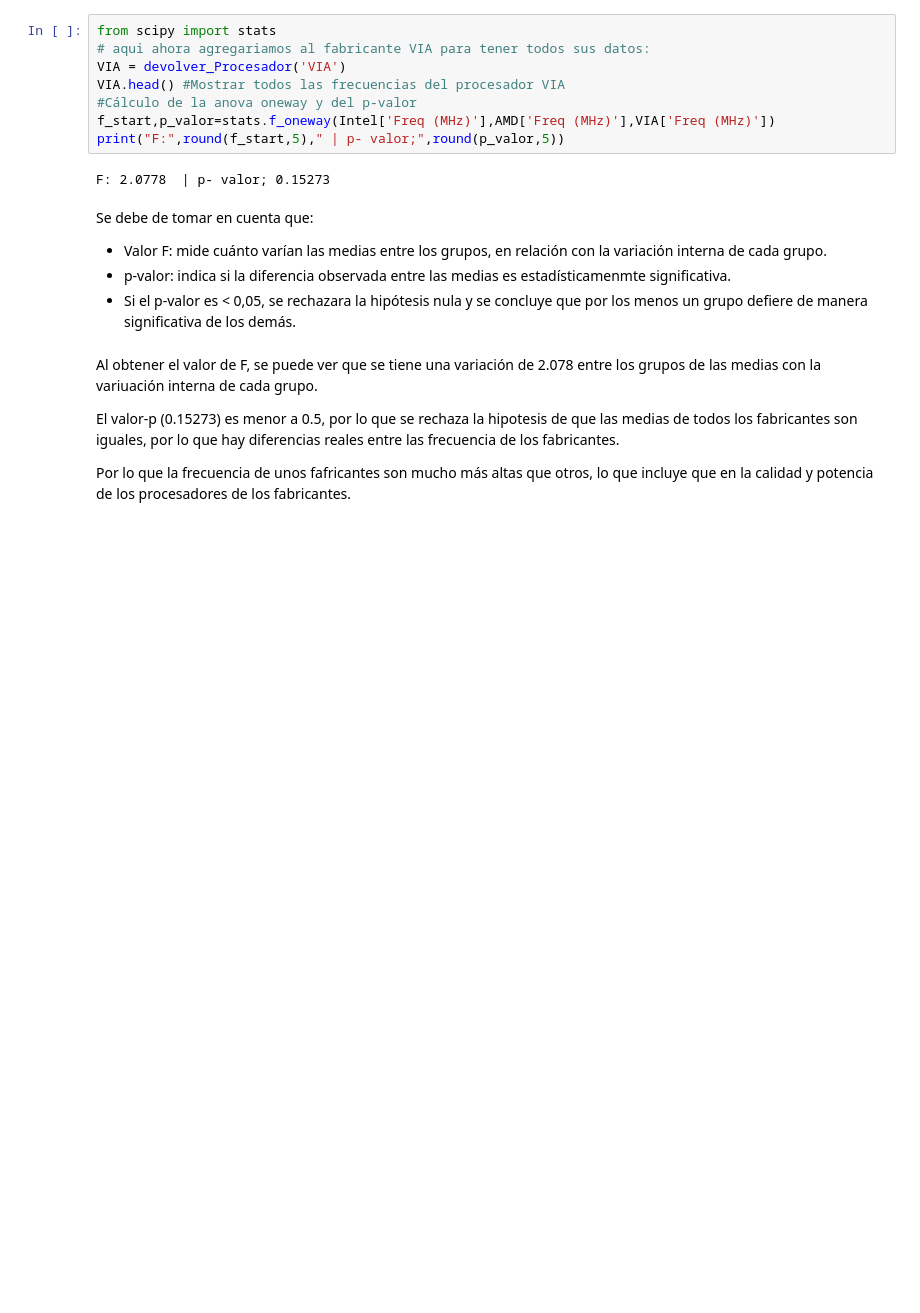
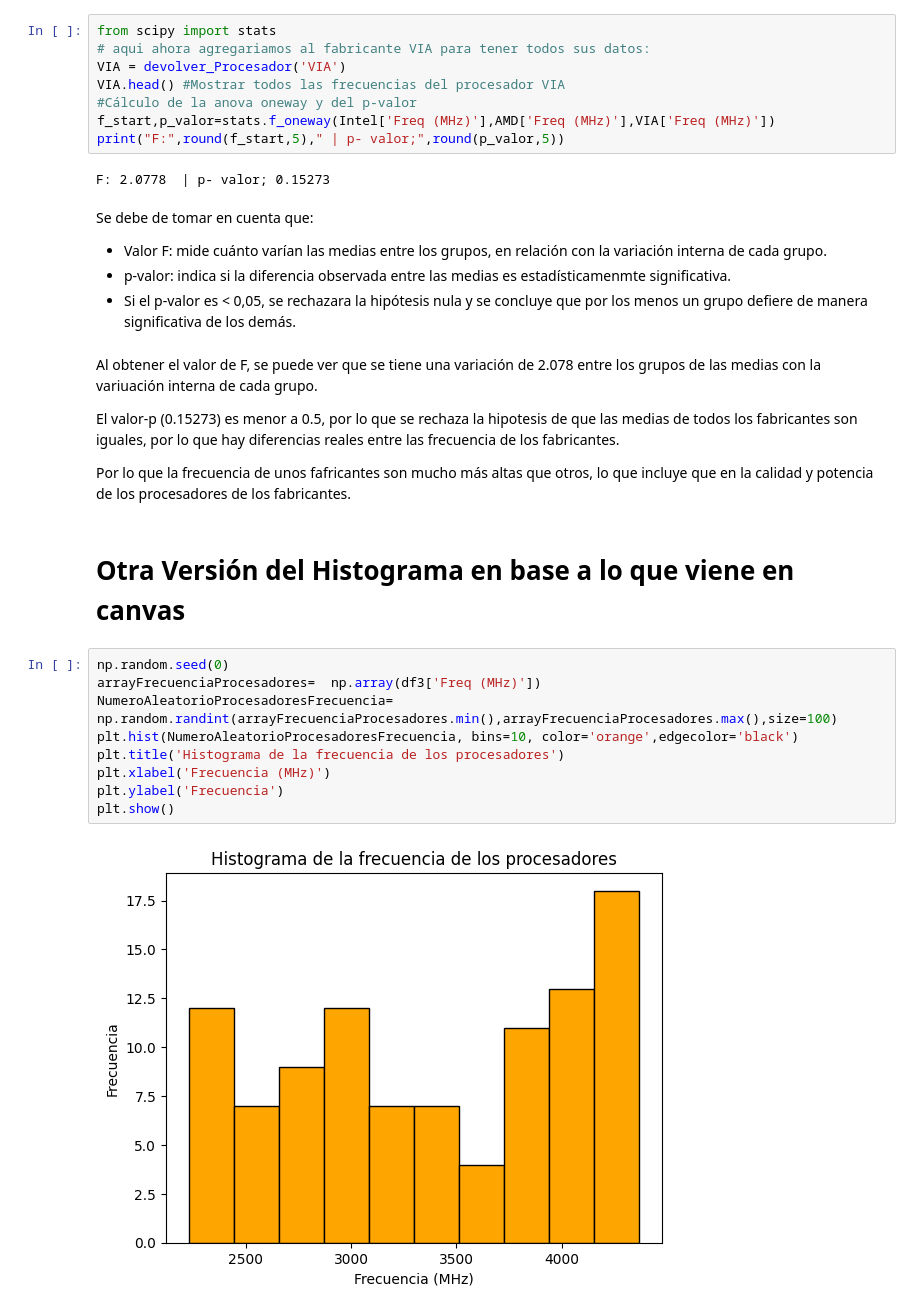
Before and after one commit to DragonSoul2000/Repositorio_Analisis_estadistico_y_exploratorio, a Jupyter notebook: Actividad1_Análisis_estadístico_y_exploratorio_VersionFinal.ipynb, the cells around one changed output. Saved outputs shown, nothing was run; the diff lists cells and outputs as text; blank space fills up the shorter version.

```diff
--- a/Actividad1_Análisis_estadístico_y_exploratorio_VersionFinal.ipynb
+++ b/Actividad1_Análisis_estadístico_y_exploratorio_VersionFinal.ipynb
@@ -659,3 +677,16 @@ Al obtener el valor de F, se puede ver que se tiene una variación de 2.078 entr
 El valor-p (0.15273) es menor a 0.5, por lo que se rechaza la hipotesis de que las medias de todos los fabricantes son iguales, por lo que hay diferencias reales entre las frecuencia de los fabricantes.
 
 Por lo que la frecuencia de unos fafricantes son mucho más altas que otros, lo que incluye que en la calidad y potencia de los procesadores de los fabricantes.
+# %% [markdown]
+# Otra Versión del Histograma en base a lo que viene en canvas
+# %%
+np.random.seed(0)
+arrayFrecuenciaProcesadores=  np.array(df3['Freq (MHz)'])
+NumeroAleatorioProcesadoresFrecuencia=  np.random.randint(arrayFrecuenciaProcesadores.min(),arrayFrecuenciaProcesadores.max(),size=100)
+plt.hist(NumeroAleatorioProcesadoresFrecuencia, bins=10, color='orange',edgecolor='black')
+plt.title('Histograma de la frecuencia de los procesadores')
+plt.xlabel('Frecuencia (MHz)')
+plt.ylabel('Frecuencia')
+plt.show()
+# %% [output]
+[figure, added]
```
Also changed, not shown: parts of 6 cells of this notebook.
